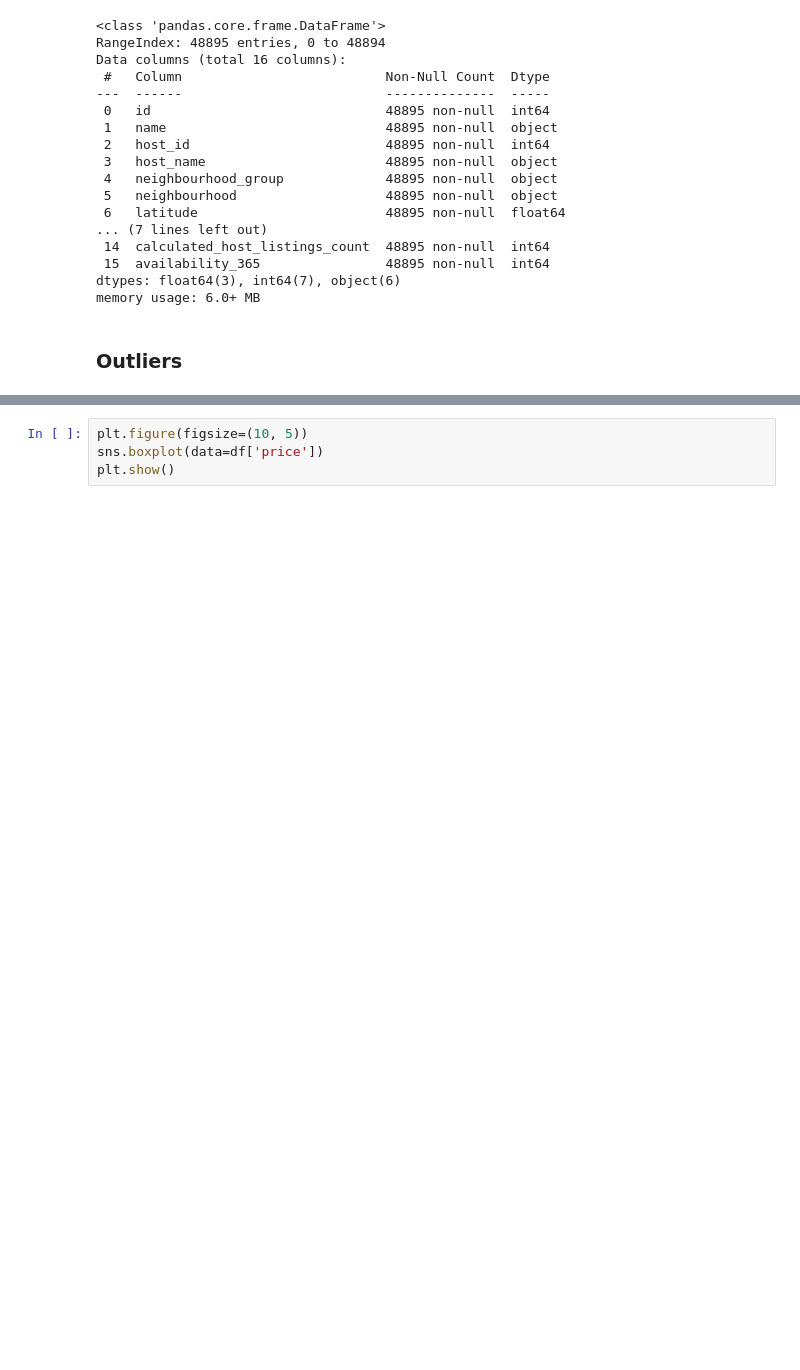
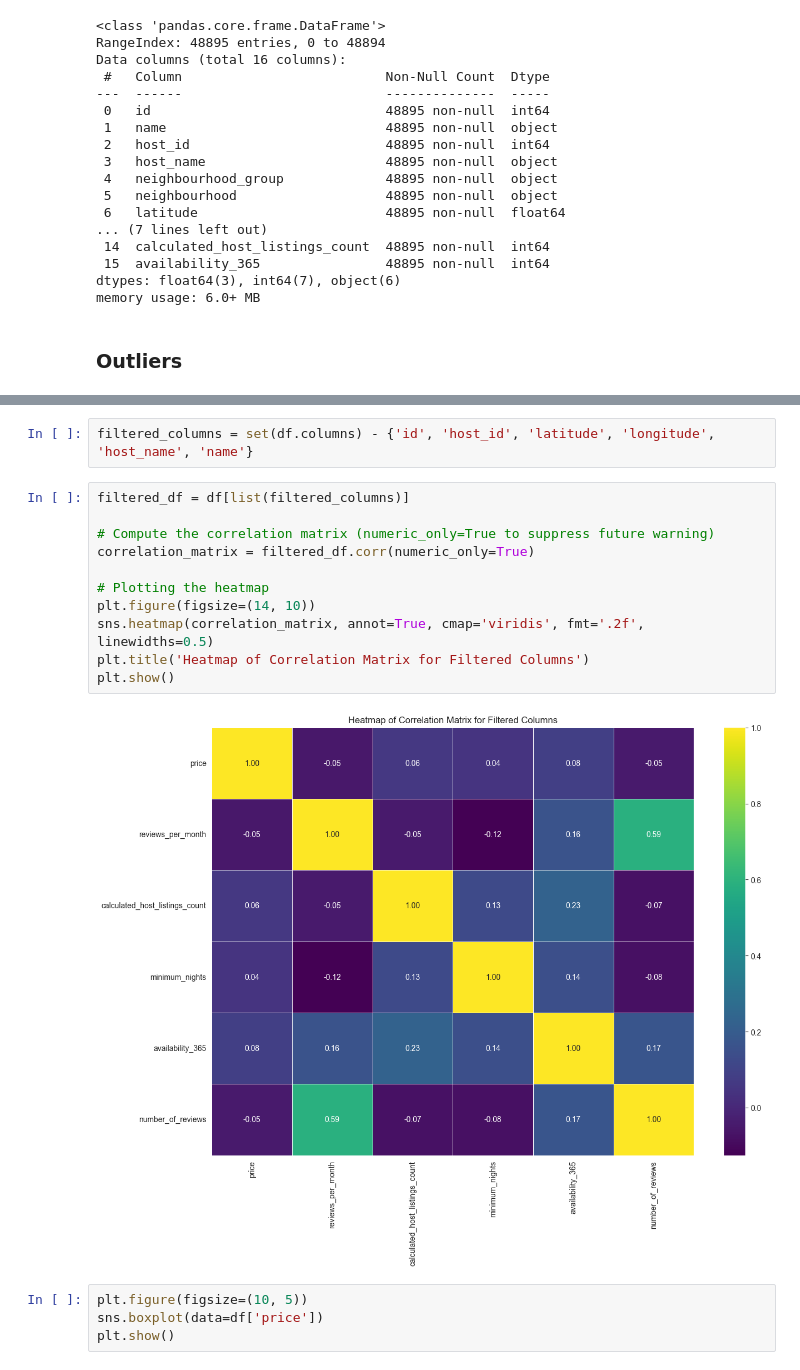
Before and after one commit to pandey-rakshit/almabetter, a Jupyter notebook: Module2/capstone/Air_Bnb_EDA/airBnbBookingAnalysis.ipynb, the cells around one changed output, grey strips where cells are left out. Drawn from its saved outputs; the diff is of its cells as text; blank space fills up the shorter version.

```diff
--- a/Module2/capstone/Air_Bnb_EDA/airBnbBookingAnalysis.ipynb
+++ b/Module2/capstone/Air_Bnb_EDA/airBnbBookingAnalysis.ipynb
@@ -317,6 +323,21 @@ df.describe()
 | 50% | 1.967728e+07 | 3.079382e+07 | 40.723070 | -73.955680 | 106.000000 | 3.000000 | 5.000000 | 0.370000 | ... |
 | 75% | 2.915218e+07 | 1.074344e+08 | 40.763115 | -73.936275 | 175.000000 | 5.000000 | 24.000000 | 1.580000 | ... |
 | max | 3.648724e+07 | 2.743213e+08 | 40.913060 | -73.712990 | 10000.000000 | 1250.000000 | 629.000000 | 58.500000 | ... |
+# %%
+filtered_columns = set(df.columns) - {'id', 'host_id', 'latitude', 'longitude', 'host_name', 'name'}
+# %%
+filtered_df = df[list(filtered_columns)]
+
+# Compute the correlation matrix (numeric_only=True to suppress future warning)
+correlation_matrix = filtered_df.corr(numeric_only=True)
+
+# Plotting the heatmap
+plt.figure(figsize=(14, 10))
+sns.heatmap(correlation_matrix, annot=True, cmap='viridis', fmt='.2f', linewidths=0.5)
+plt.title('Heatmap of Correlation Matrix for Filtered Columns')
+plt.show()
+# %% [output]
+[figure, added]
 # %%
 plt.figure(figsize=(10, 5))
 sns.boxplot(data=df['price'])
```
Also changed, not shown: parts of 47 cells of this notebook.
